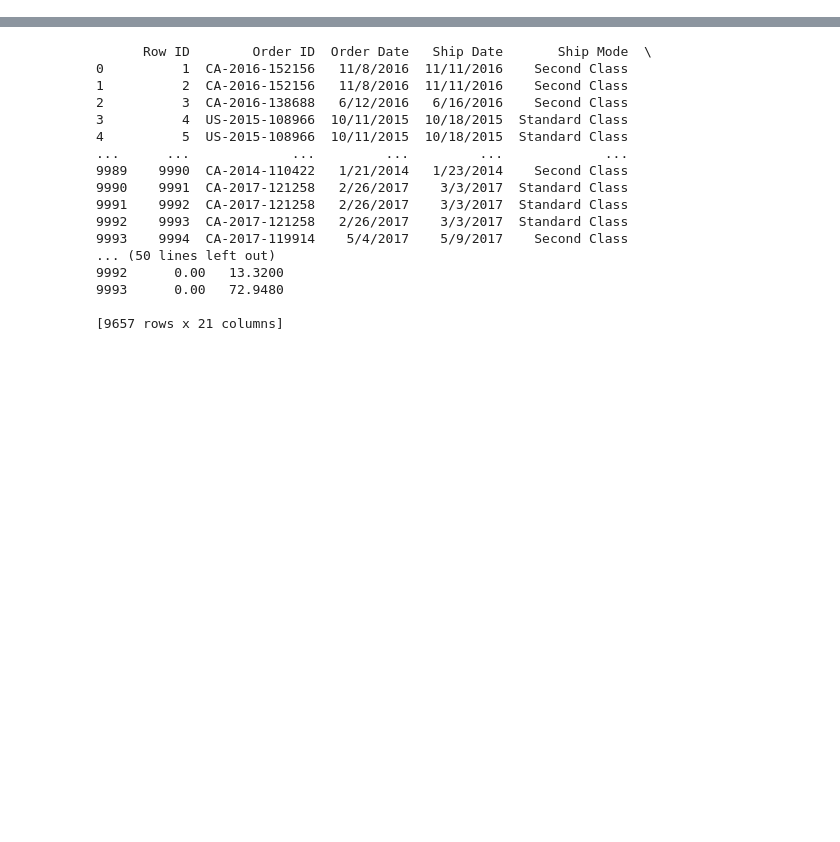
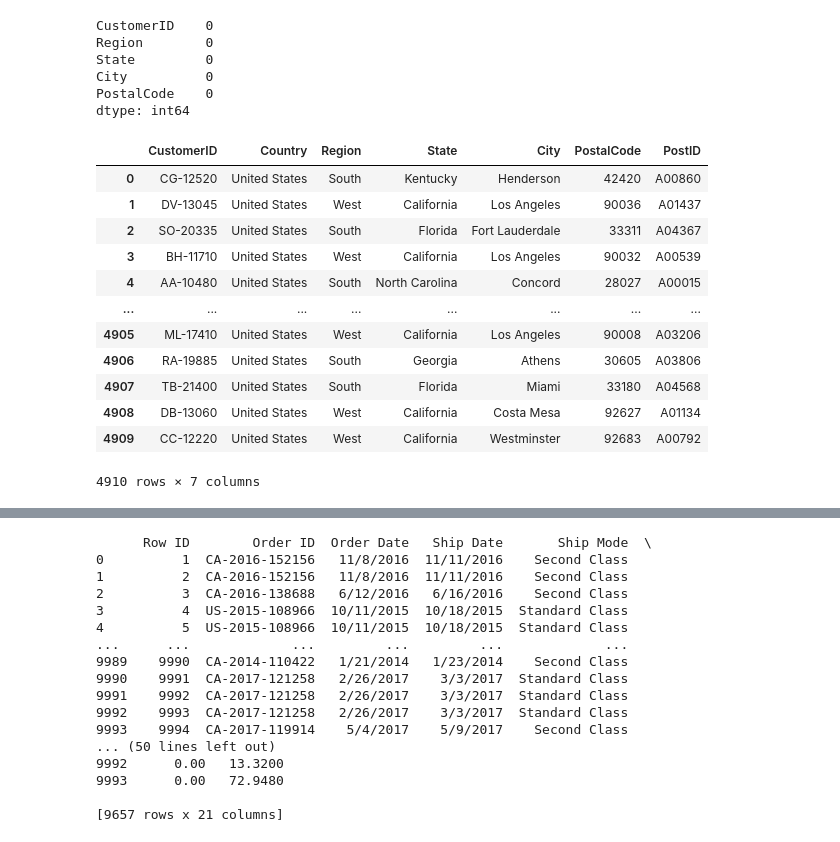
Before and after one commit to Rojhak/BI_analysis, a Jupyter notebook: eda_tableu.ipynb, the cells around one changed output, grey strips where cells are left out. Cells and saved outputs as stored; diff of their text form; code cells hidden in the pictures; blank space fills up the shorter version.

Commit message:
new_dataset

```diff
--- a/eda_tableu.ipynb
+++ b/eda_tableu.ipynb
@@ -41,0 +27,3 @@ grouped_by
+# %%
+db[['OrderDate','ShipDate']] = db[['OrderDate','ShipDate']].apply(pd.to_datetime)
+db.head()
@@ -41,0 +38,14 @@ grouped_by
+# %%
+db["Price"] = (db.Sales/db.Quantity)/(1-db.Discount)
+
+
+db["DiscountedPrice"] = (db.Sales/db.Quantity)
+db["PurchasePrice"] = (db.Sales-db.Profit)/db.Quantity
+# %%
+#Create rables dataset
+Customers = db[["CustomerID", "CustomerName", "Segment"]]
+Address = db[["CustomerID","Country" ,"Region", "State", "City", "PostalCode"]] # Address ID will be required to connect this to orders. Removed country as not required
+Products = db[["ProductID", "ProductName","Category","SubCategory"]]
+ProductPrice = db[["ProductID","PurchasePrice", "Price", "DiscountedPrice"]]
+Orders = db[["OrderID", "CustomerID", "OrderDate", "ShipDate", "ShipMode"]] #Needs Address ID!
+Sales = db[["OrderID", "ProductID", "Quantity", "Sales", "Discount", "Profit"]] #Sales table did not survive 3NF
@@ -41,0 +71,32 @@ grouped_by
+# %%
+Address.isnull().sum()
+# %% [output]
+CustomerID    0
+Region        0
+State         0
+City          0
+PostalCode    0
+dtype: int64
+# %%
+#create AdressID
+#Address.CustomerID.nunique()
+Address.groupby(by=["CustomerID", "PostalCode"]).ngroups
+Address["PostID"]=Address.groupby(['CustomerID','Country', 'City', 'State', 'PostalCode', 'Region']).ngroup() +1
+Address["PostID"] = "A" + Address['PostID'].astype(str).str.zfill(5)
+Address=Address.drop_duplicates()
+Address=Address.reset_index(drop=True)
+Address
+# %% [output]
+|  | CustomerID | Country | Region | State | City | PostalCode | PostID |
+| 0 | CG-12520 | United States | South | Kentucky | Henderson | 42420 | A00860 |
+| 1 | DV-13045 | United States | West | California | Los Angeles | 90036 | A01437 |
+| 2 | SO-20335 | United States | South | Florida | Fort Lauderdale | 33311 | A04367 |
+| 3 | BH-11710 | United States | West | California | Los Angeles | 90032 | A00539 |
+| 4 | AA-10480 | United States | South | North Carolina | Concord | 28027 | A00015 |
+| ... | ... | ... | ... | ... | ... | ... | ... |
+| 4905 | ML-17410 | United States | West | California | Los Angeles | 90008 | A03206 |
+| 4906 | RA-19885 | United States | South | Georgia | Athens | 30605 | A03806 |
+| 4907 | TB-21400 | United States | South | Florida | Miami | 33180 | A04568 |
+| 4908 | DB-13060 | United States | West | California | Costa Mesa | 92627 | A01134 |
+| 4909 | CC-12220 | United States | West | California | Westminster | 92683 | A00792 |
+4910 rows × 7 columns
```
Also changed, not shown: parts of 11 cells of this notebook, 1 other file.
